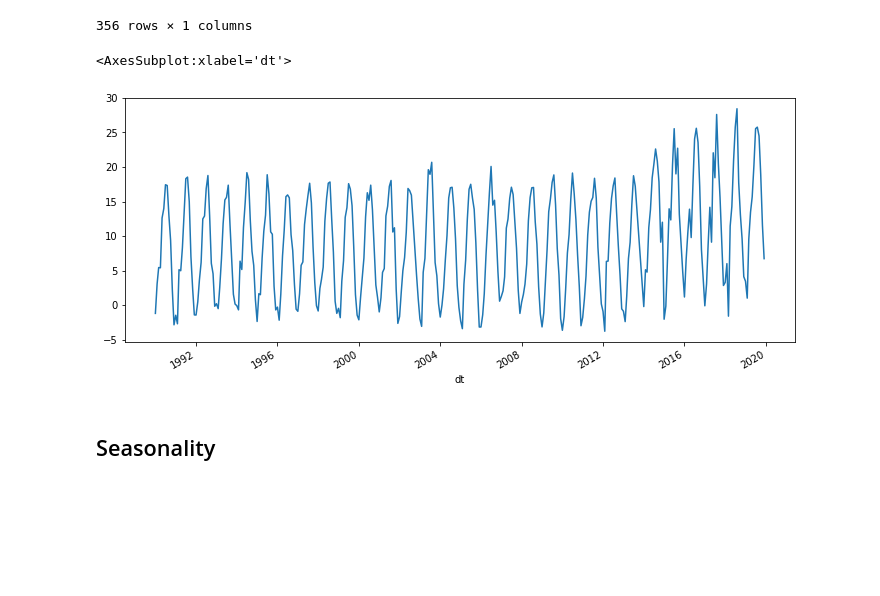
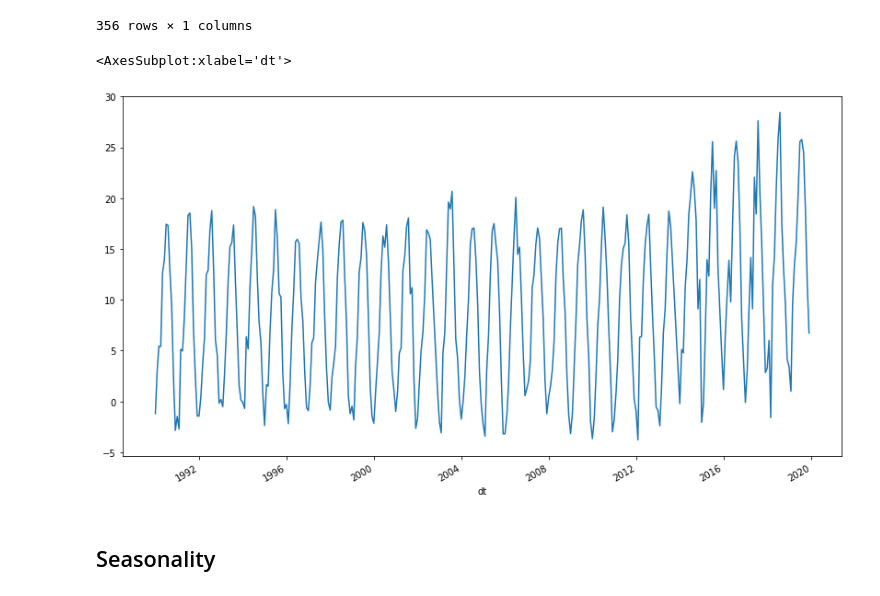
Before and after one commit to DaddCagnez/Data-Science-3, a Jupyter notebook: Time Series Milano.ipynb, the cells around one changed output. Saved outputs shown, nothing was run; the diff lists cells and outputs as text; code cells hidden in the pictures; blank space fills up the shorter version.

```diff
--- a/Time Series Milano.ipynb
+++ b/Time Series Milano.ipynb
@@ -167,10 +167,10 @@ TempMi2
 | 2019-12-01 | 6.722222 |
 356 rows × 1 columns
 # %%
-TempMi2['AverageTemperature'].plot(figsize=(12,5))
+TempMi2['AverageTemperature'].plot(figsize=(14,8))
 # %% [output]
 <AxesSubplot:xlabel='dt'>
-[figure, old version]
+[figure, new version]
 # %% [markdown]
 ## Seasonality
 # %% [markdown]
```
Also changed, not shown: parts of 21 cells of this notebook, 2 other files.
